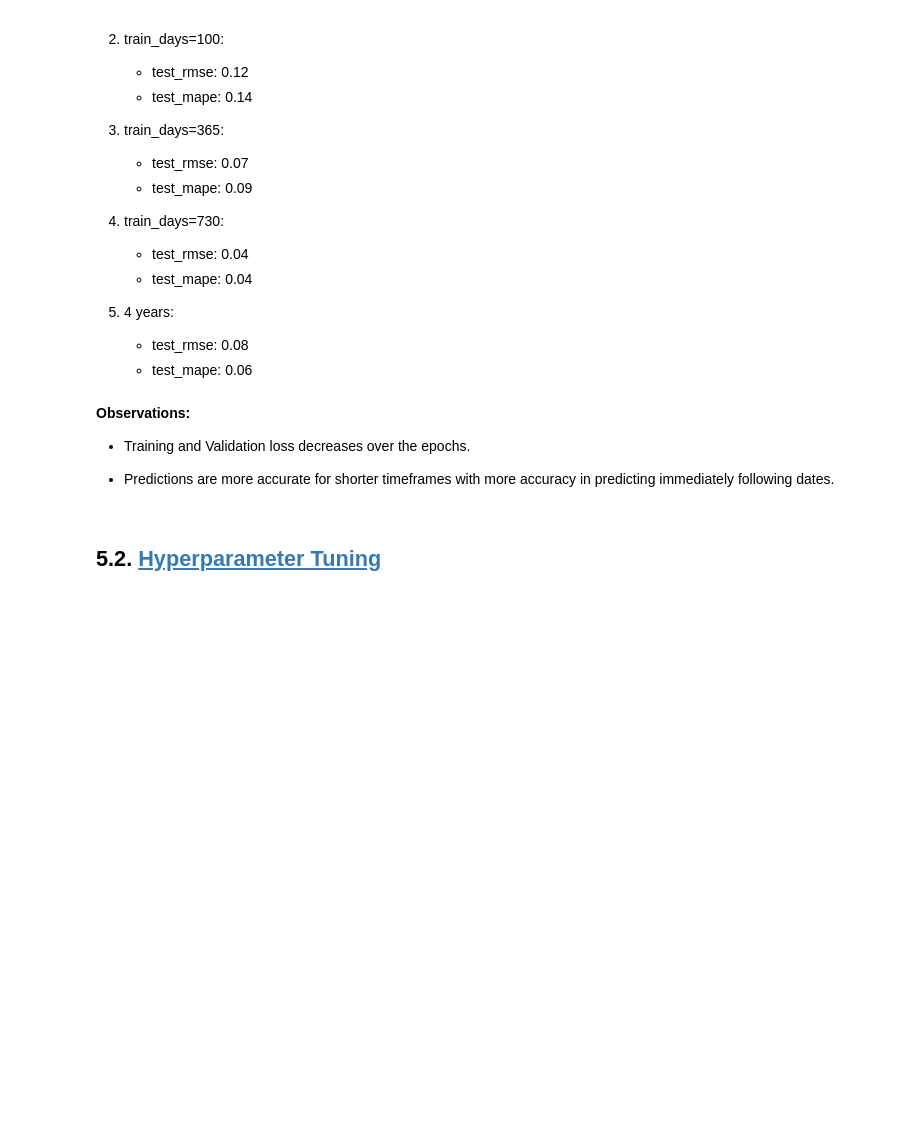
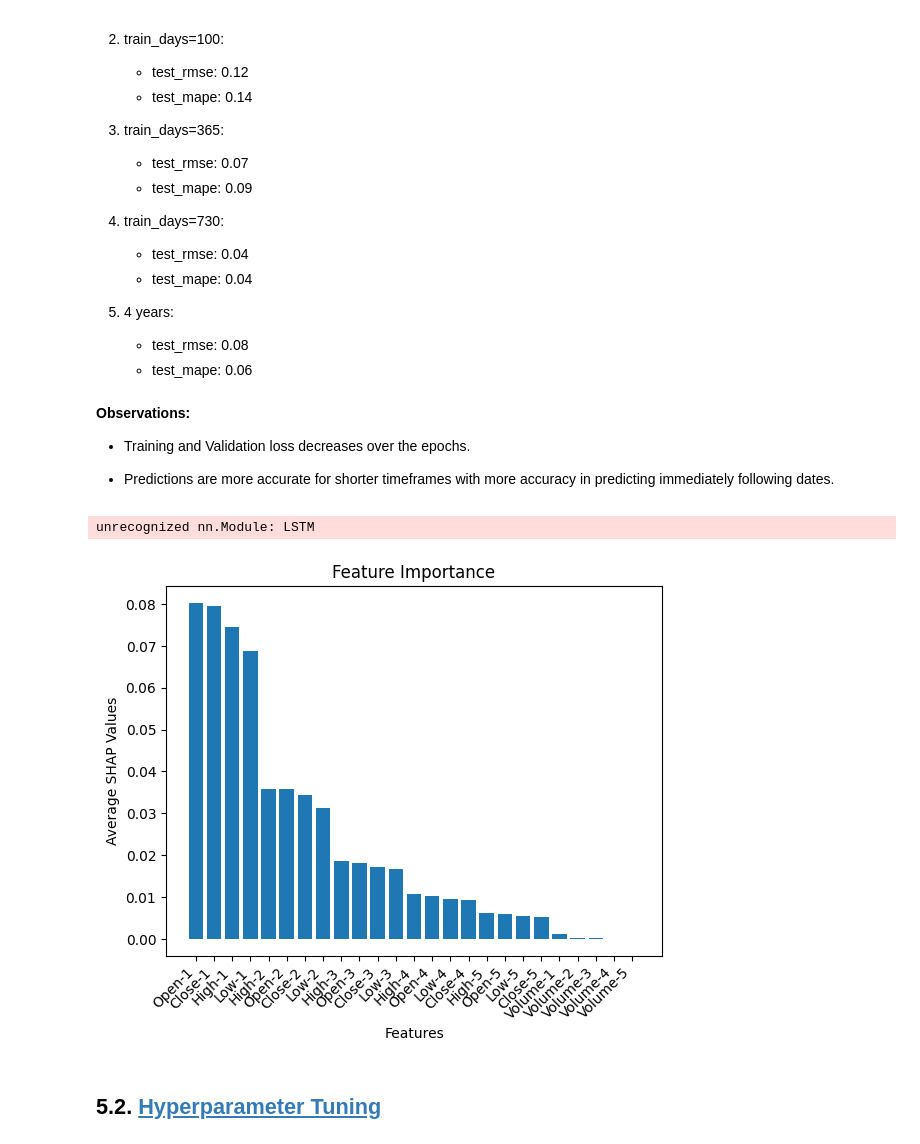
Before and after one commit to sohamthirty/Stock-Price-Prediction-with-Sentiment-Analysis, a Jupyter notebook: Stock price forecasting/LSTM_Multivariate.ipynb, the cells around one changed output. Cells and saved outputs as stored; diff of their text form; code cells hidden in the pictures; blank space fills up the shorter version.

Commit message:
added SHAP

```diff
--- a/Stock price forecasting/LSTM_Multivariate.ipynb
+++ b/Stock price forecasting/LSTM_Multivariate.ipynb
@@ -264,6 +267,35 @@ Next 1 Year:
 - Training and Validation loss decreases over the epochs.
 
 - Predictions are more accurate for shorter timeframes with more accuracy in predicting immediately following dates.
+# %%
+# Feature importances
+explainer = shap.DeepExplainer(model, train_X)
+shap_values = explainer.shap_values(test_X, check_additivity=False)
+
+# Extract feature names and create a dictionary
+feature_names = ['Close', 'High', 'Low', 'Open', 'Volume']
+lag_names = [f'{feature}-{i}' for i in range(look_back,0,-1) for feature in feature_names]
+shap_dict = {}
+
+k=0
+for i in range(0,5):
+    for j in range(0,5):
+        shap_dict[lag_names[k]] = shap_values[:, i, j].mean()
+        k = k+1
+
+# Sort the dictionary by values
+sorted_shap_dict = dict(sorted(shap_dict.items(), key=lambda item: item[1], reverse=True))
+
+# Create a bar chart
+plt.bar(sorted_shap_dict.keys(), sorted_shap_dict.values())
+plt.xlabel('Features')
+plt.ylabel('Average SHAP Values')
+plt.title('Feature Importance')
+plt.xticks(rotation=45, ha='right')
+plt.show()
+# %% [output]
+unrecognized nn.Module: LSTM
+[figure, added]
 # %% [markdown]
 ## 5.2. <a id='toc5_2_'></a>[Hyperparameter Tuning](#toc0_)
 # %%
```
Also changed, not shown: parts of 3 cells of this notebook.
